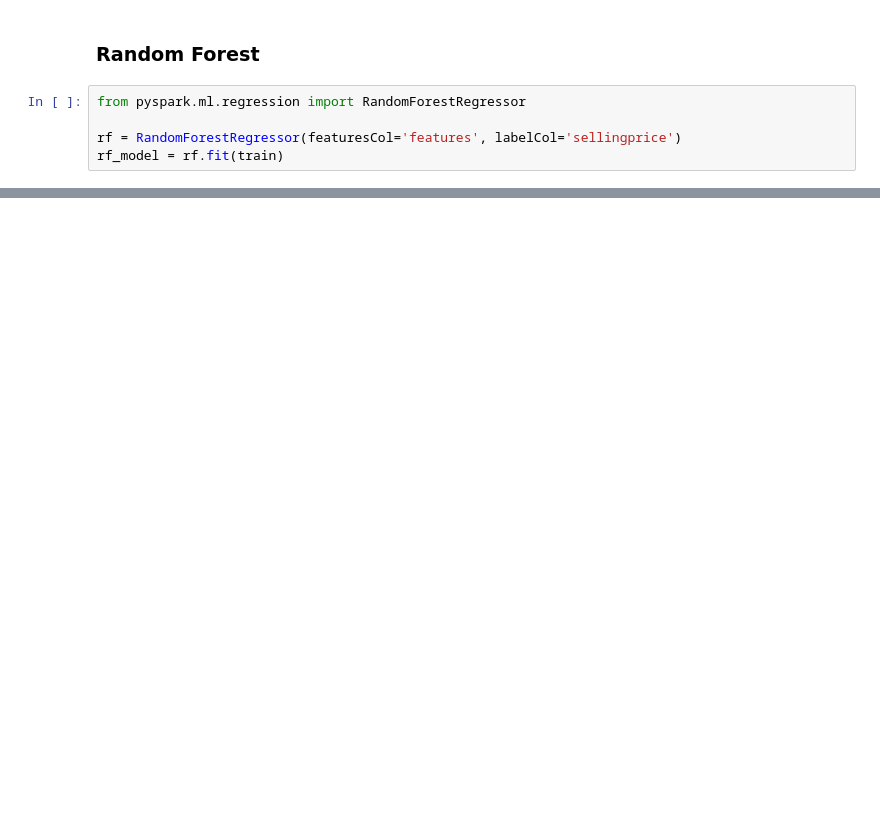
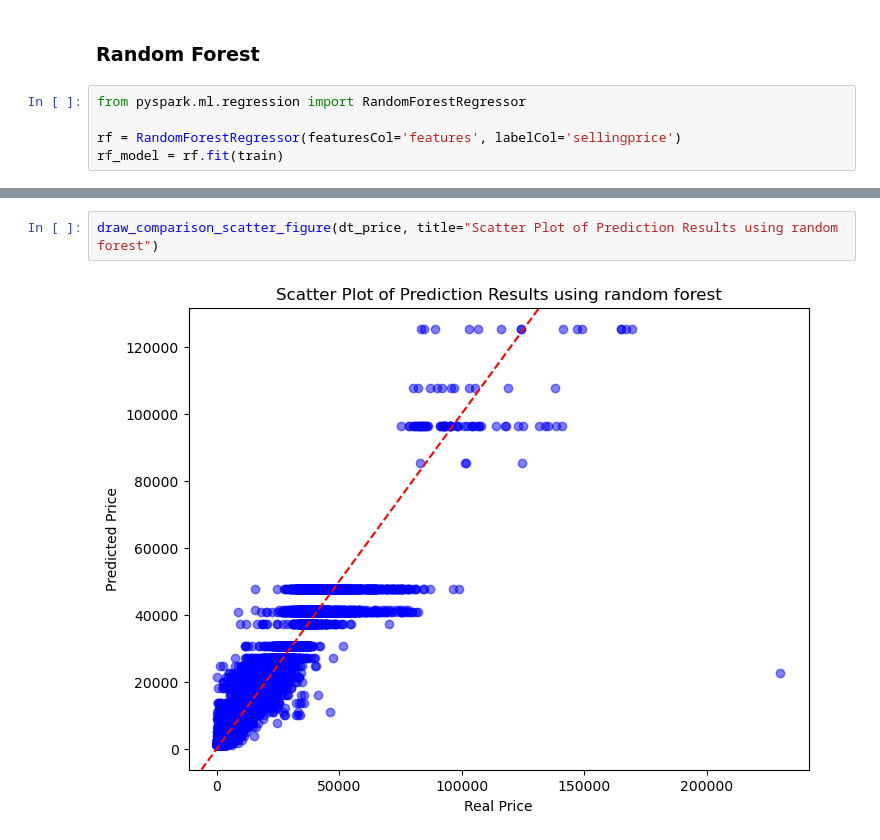
Before and after one commit to ZifanLee/5003Project, a Jupyter notebook: data_process.ipynb, the cells around one changed output, grey strips where cells are left out. Drawn from its saved outputs; the diff is of its cells as text; blank space fills up the shorter version.

```diff
--- a/data_process.ipynb
+++ b/data_process.ipynb
@@ -605,0 +653,4 @@ rf_rmse, rf_r2
+# %%
+draw_comparison_scatter_figure(dt_price, title="Scatter Plot of Prediction Results using random forest")
+# %% [output]
+[figure, added]
```
Also changed, not shown: parts of 23 cells of this notebook.
